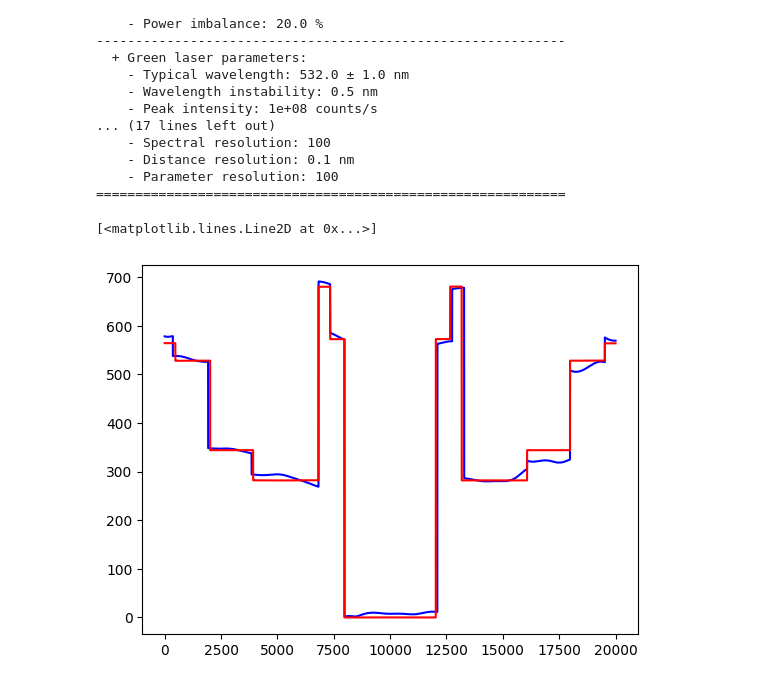
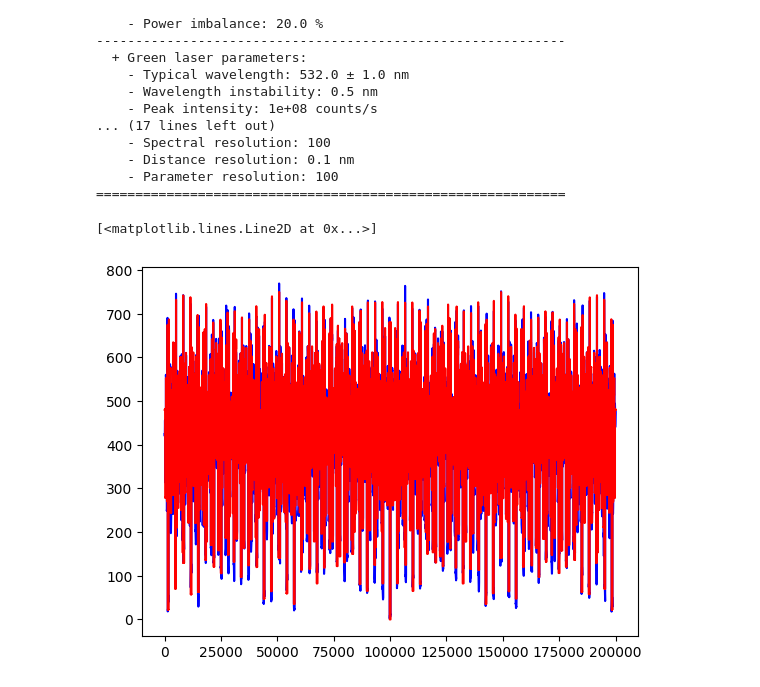
Before and after one commit to pigsboss/metrology, a Jupyter notebook: codes/demo.ipynb, the cells around one changed output. Saved outputs shown, nothing was run; the diff lists cells and outputs as text; code cells hidden in the pictures.

```diff
--- a/codes/demo.ipynb
+++ b/codes/demo.ipynb
@@ -19,7 +19,7 @@ Configuration loaded from ./config.yml
     - Parameter resolution: 100
 ============================================================
 # %%
-opd=np.arange(-1000,1000,.1)
+opd=np.arange(-100000,100000,1.)
 r,g,b,tof = get_sensors_data(opd)
 x_r = (r[0,:,0]-r[0,:,2])/(r[0,:,0]+r[0,:,2])
 y_r = (r[0,:,3]-r[0,:,1])/(r[0,:,1]+r[0,:,3])
@@ -27,32 +27,32 @@ x_g = (g[0,:,0]-g[0,:,2])/(g[0,:,0]+g[0,:,2])
 y_g = (g[0,:,3]-g[0,:,1])/(g[0,:,1]+g[0,:,3])
 x_b = (b[0,:,0]-b[0,:,2])/(b[0,:,0]+b[0,:,2])
 y_b = (b[0,:,3]-b[0,:,1])/(b[0,:,1]+b[0,:,3])
 phi_r=np.arctan2(y_r, x_r)
 phi_g=np.arctan2(y_g, x_g)
 phi_b=np.arctan2(y_b, x_b)
 X_r = (r[0,:,0]+r[0,:,4]-r[0,:,2]-r[0,:,6])/(r[0,:,0]+r[0,:,4]+r[0,:,2]+r[0,:,6])
 Y_r = (r[0,:,3]+r[0,:,7]-r[0,:,1]-r[0,:,5])/(r[0,:,1]+r[0,:,5]+r[0,:,3]+r[0,:,7])
 X_g = (g[0,:,0]+g[0,:,4]-g[0,:,2]-g[0,:,6])/(g[0,:,0]+g[0,:,4]+g[0,:,2]+g[0,:,6])
 Y_g = (g[0,:,3]+g[0,:,7]-g[0,:,1]-g[0,:,5])/(g[0,:,1]+g[0,:,5]+g[0,:,3]+g[0,:,7])
 X_b = (b[0,:,0]+b[0,:,4]-b[0,:,2]-b[0,:,6])/(b[0,:,0]+b[0,:,4]+b[0,:,2]+b[0,:,6])
 Y_b = (b[0,:,3]+b[0,:,7]-b[0,:,1]-b[0,:,5])/(b[0,:,1]+b[0,:,5]+b[0,:,3]+b[0,:,7])
 Phi_r=np.arctan2(Y_r, X_r)
 Phi_g=np.arctan2(Y_g, X_g)
 Phi_b=np.arctan2(Y_b, X_b)
 #plt.plot(np.log(((x_r-x_g)**2. + (y_r-y_g)**2.)**.5))
 plt.plot(((
     (phi_r*cfg.r_wavelength/2./np.pi - phi_g*cfg.g_wavelength/2./np.pi)**2.+
     (phi_g*cfg.g_wavelength/2./np.pi - phi_b*cfg.b_wavelength/2./np.pi)**2.+
     (phi_b*cfg.b_wavelength/2./np.pi - phi_r*cfg.r_wavelength/2./np.pi)**2.
 )**.5),'b')
 plt.plot(((
     (Phi_r*cfg.r_wavelength/2./np.pi - Phi_g*cfg.g_wavelength/2./np.pi)**2.+
     (Phi_g*cfg.g_wavelength/2./np.pi - Phi_b*cfg.b_wavelength/2./np.pi)**2.+
     (Phi_b*cfg.b_wavelength/2./np.pi - Phi_r*cfg.r_wavelength/2./np.pi)**2.
 )**.5),'r')
 #plt.plot(phi_r*cfg.r_wavelength/2./np.pi)
 #plt.plot(phi_g*cfg.g_wavelength/2./np.pi)
 # %% [output]
 [<matplotlib.lines.Line2D at 0x...>]
-[figure, old version]
+[figure, new version]
 # %%
```
Also changed, not shown: parts of 5 cells of this notebook, 2 other files.
